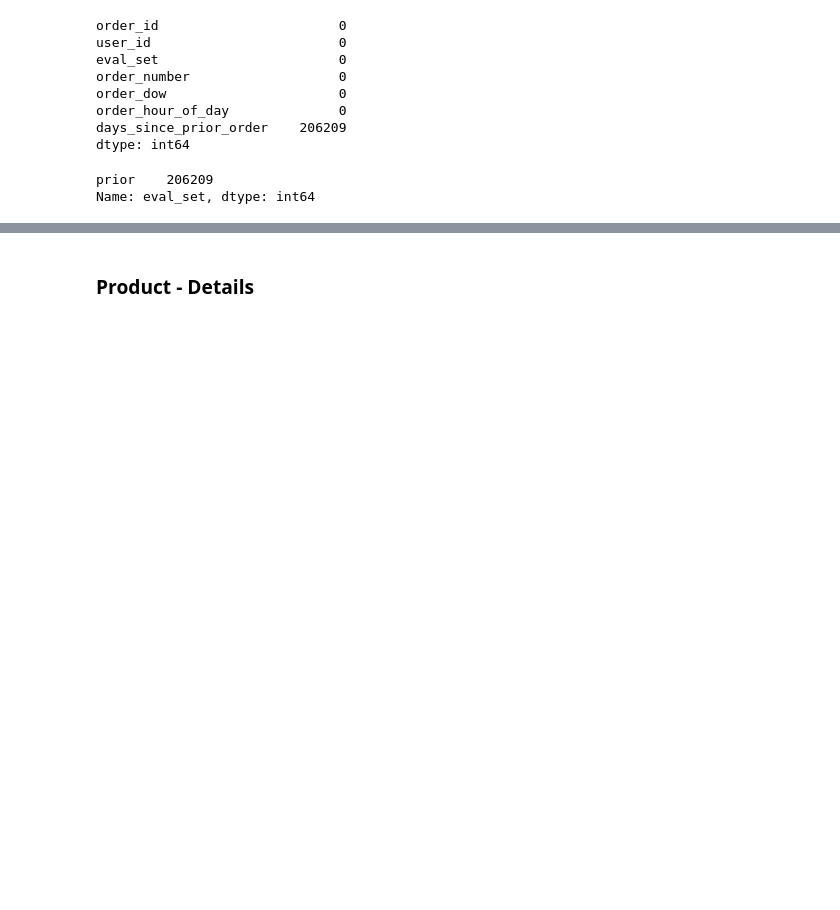
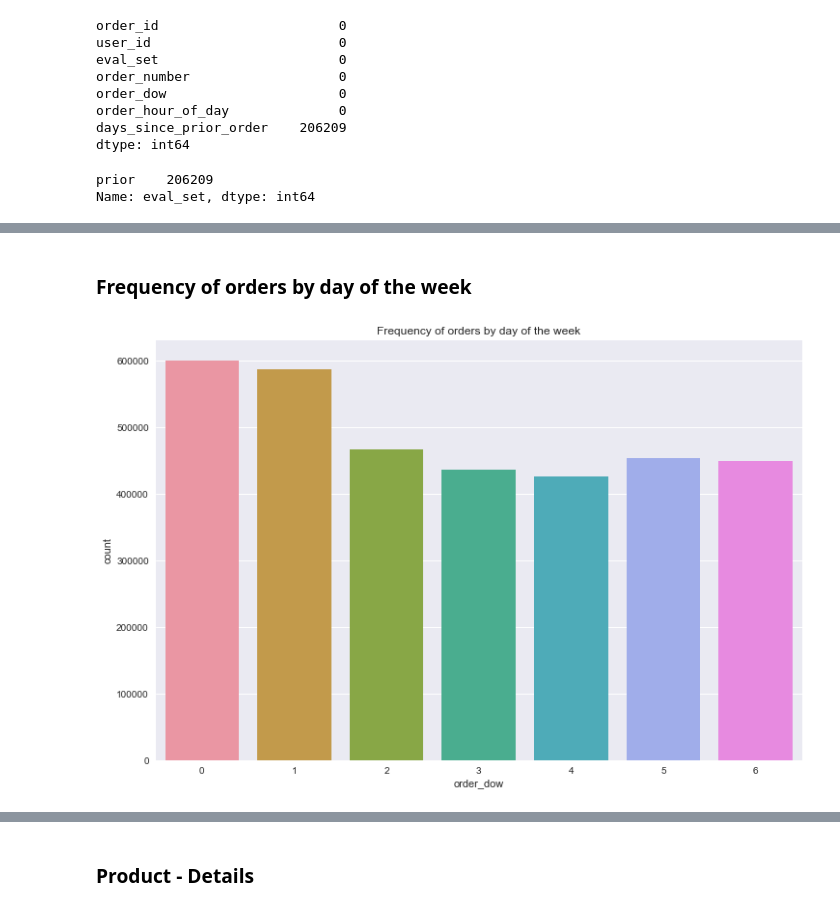
Before and after one commit to Bharathkumar-nb/Data-Mining-Course-Project, a Jupyter notebook: Project.ipynb, the cells around one changed output, grey strips where cells are left out. Cells and saved outputs as stored; diff of their text form; code cells hidden in the pictures; blank space fills up the shorter version.

```diff
--- a/Project.ipynb
+++ b/Project.ipynb
@@ -153,0 +176,11 @@ Name: eval_set, dtype: int64
+# %% [markdown]
+### Frequency of orders by day of the week
+# %%
+plt.figure(figsize=(12,8))
+#cnt_srs = orders_df.order_dow.value_counts()
+#sns.barplot(cnt_srs.index, cnt_srs.values)
+sns.countplot(data=orders_df, x='order_dow')
+plt.title('Frequency of orders by day of the week')
+plt.show()
+# %% [output]
+[figure, added]
```
Also changed, not shown: parts of 8 cells of this notebook.
